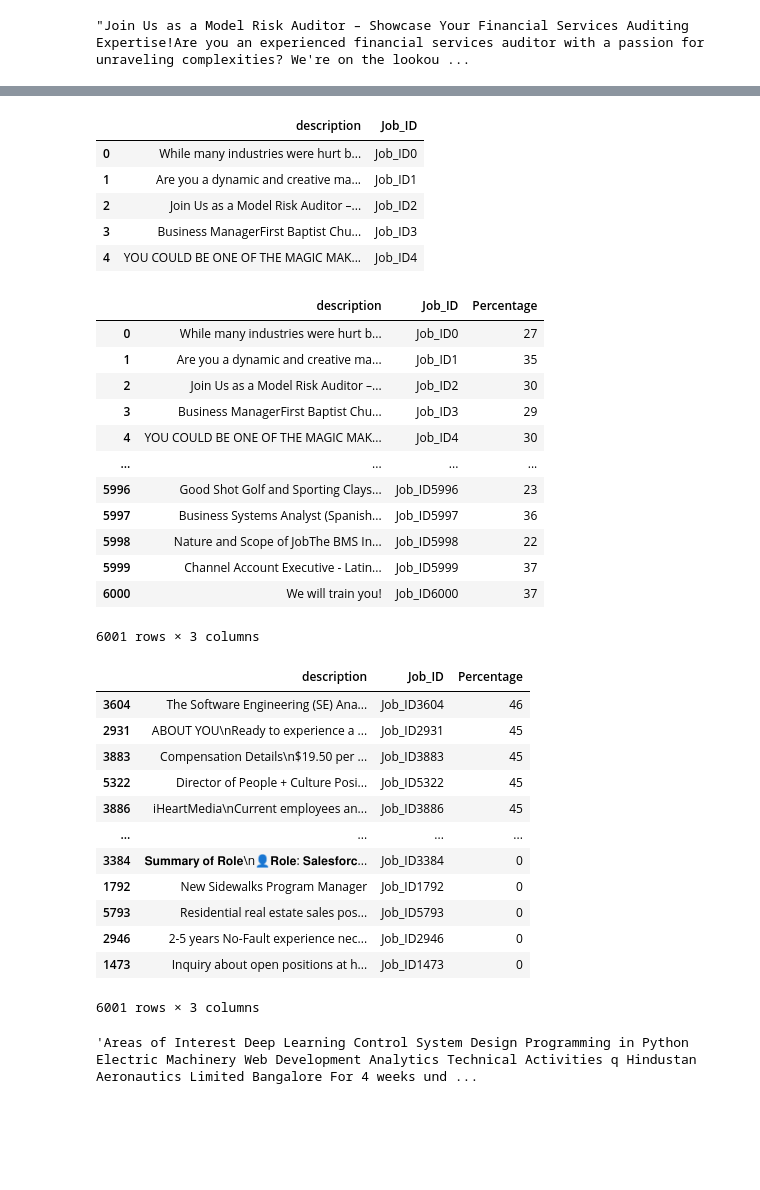
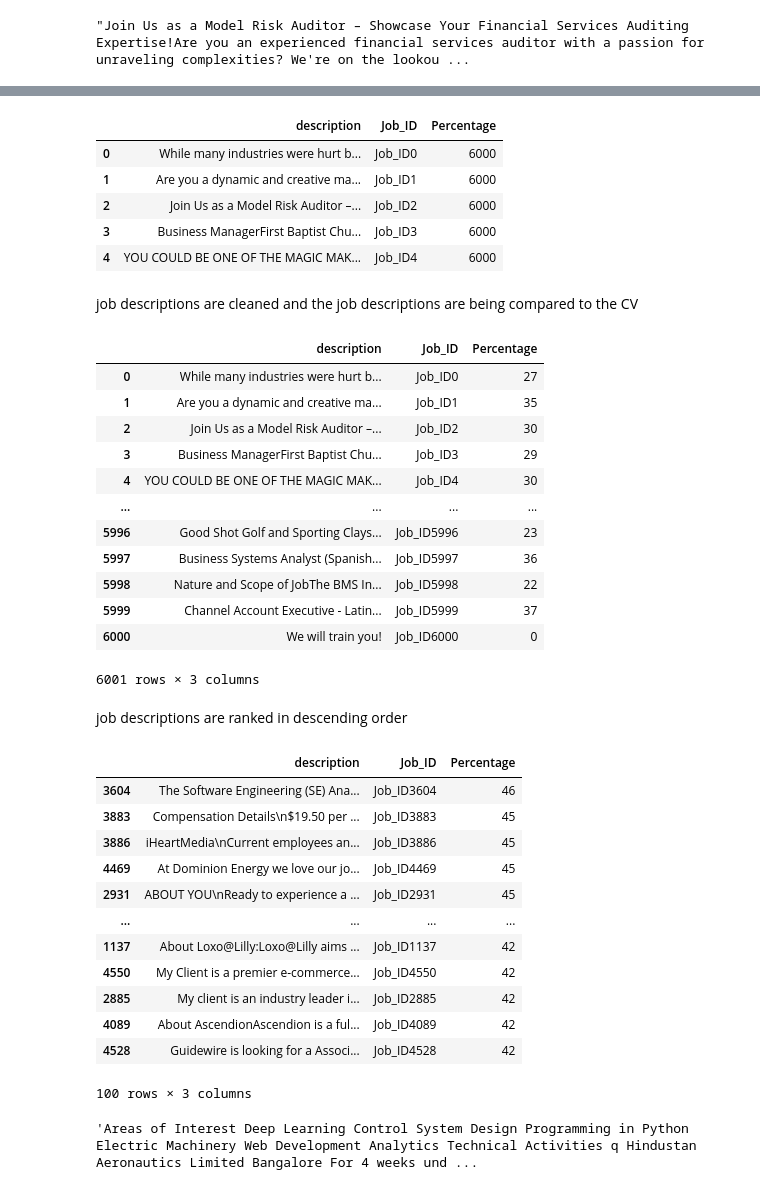
Before and after one commit to PONKAS/AI-mashup, a Jupyter notebook: CV_JOB_MATCH.ipynb, the cells around one changed output, grey strips where cells are left out. Saved outputs shown, nothing was run; the diff lists cells and outputs as text; code cells hidden in the pictures; blank space fills up the shorter version.

```diff
--- a/CV_JOB_MATCH.ipynb
+++ b/CV_JOB_MATCH.ipynb
@@ -299,7 +341,7 @@ Similarity is : [[1.         0.37194376]
 # %%
 for i in range( len(jdescrip['description'])) :
   jdescrip['Job_ID'] = 'Job_ID'+ str(i)
-
+  jdescrip['Percentage'] = round(i)
 
 for i in range( len(jdescrip['description'])) :
   jdescrip['Job_ID'][i] = 'Job_ID'+ str(i)
@@ -308,16 +350,18 @@ for i in range( len(jdescrip['description'])) :
 
 jdescrip.head()
 # %% [output]
-|  | description | Job_ID |
-| 0 | While many industries were hurt b... | Job_ID0 |
-| 1 | Are you a dynamic and creative ma... | Job_ID1 |
-| 2 | Join Us as a Model Risk Auditor –... | Job_ID2 |
-| 3 | Business ManagerFirst Baptist Chu... | Job_ID3 |
-| 4 | YOU COULD BE ONE OF THE MAGIC MAK... | Job_ID4 |
+|  | description | Job_ID | Percentage |
+| 0 | While many industries were hurt b... | Job_ID0 | 6000 |
+| 1 | Are you a dynamic and creative ma... | Job_ID1 | 6000 |
+| 2 | Join Us as a Model Risk Auditor –... | Job_ID2 | 6000 |
+| 3 | Business ManagerFirst Baptist Chu... | Job_ID3 | 6000 |
+| 4 | YOU COULD BE ONE OF THE MAGIC MAK... | Job_ID4 | 6000 |
+# %% [markdown]
+job descriptions are cleaned and the job descriptions are being compared to the CV
 # %%
 df['cleaned_resume'][2]
 
-for i in range(6000) :
+for i in range(6001) :
   Script_Req=''.join(jdescrip['description'][i])
   Req_Clear=Script_Req.replace("\n","")
   Match_Test=[df['cleaned_resume'][2],Req_Clear]
@@ -341,24 +385,26 @@ jdescrip
 | 5997 | Business Systems Analyst (Spanish... | Job_ID5997 | 36 |
 | 5998 | Nature and Scope of JobThe BMS In... | Job_ID5998 | 22 |
 | 5999 | Channel Account Executive - Latin... | Job_ID5999 | 37 |
-| 6000 | We will train you! | Job_ID6000 | 37 |
+| 6000 | We will train you! | Job_ID6000 | 0 |
 6001 rows × 3 columns
+# %% [markdown]
+job descriptions are ranked in descending order
 # %%
-jdescrip.sort_values(by=['Percentage'], ascending=False)
+jdescrip.sort_values(by=['Percentage'], ascending=False).head(100)
 # %% [output]
 |  | description | Job_ID | Percentage |
 | 3604 | The Software Engineering (SE) Ana... | Job_ID3604 | 46 |
+| 3883 | Compensation Details\n$19.50 per ... | Job_ID3883 | 45 |
+| 3886 | iHeartMedia\nCurrent employees an... | Job_ID3886 | 45 |
+| 4469 | At Dominion Energy we love our jo... | Job_ID4469 | 45 |
 | 2931 | ABOUT YOU\nReady to experience a ... | Job_ID2931 | 45 |
-| 3883 | Compensation Details\n$19.50 per ... | Job_ID3883 | 45 |
-| 5322 | Director of People + Culture Posi... | Job_ID5322 | 45 |
-| 3886 | iHeartMedia\nCurrent employees an... | Job_ID3886 | 45 |
 | ... | ... | ... | ... |
-| 3384 | 𝐒𝐮𝐦𝐦𝐚𝐫𝐲 𝐨𝐟 𝐑𝐨𝐥𝐞\n👤𝐑𝐨𝐥𝐞: 𝐒𝐚𝐥𝐞𝐬𝐟𝐨𝐫𝐜... | Job_ID3384 | 0 |
-| 1792 | New Sidewalks Program Manager | Job_ID1792 | 0 |
-| 5793 | Residential real estate sales pos... | Job_ID5793 | 0 |
-| 2946 | 2-5 years No-Fault experience nec... | Job_ID2946 | 0 |
-| 1473 | Inquiry about open positions at h... | Job_ID1473 | 0 |
+| 1137 | About Loxo@Lilly:Loxo@Lilly aims ... | Job_ID1137 | 42 |
+| 4550 | My Client is a premier e-commerce... | Job_ID4550 | 42 |
+| 2885 | My client is an industry leader i... | Job_ID2885 | 42 |
+| 4089 | About AscendionAscendion is a ful... | Job_ID4089 | 42 |
+| 4528 | Guidewire is looking for a Associ... | Job_ID4528 | 42 |
-6001 rows × 3 columns
+100 rows × 3 columns
 # %%
 df['cleaned_resume'][2]
 # %% [output]
```
Also changed, not shown: parts of 28 cells of this notebook.
